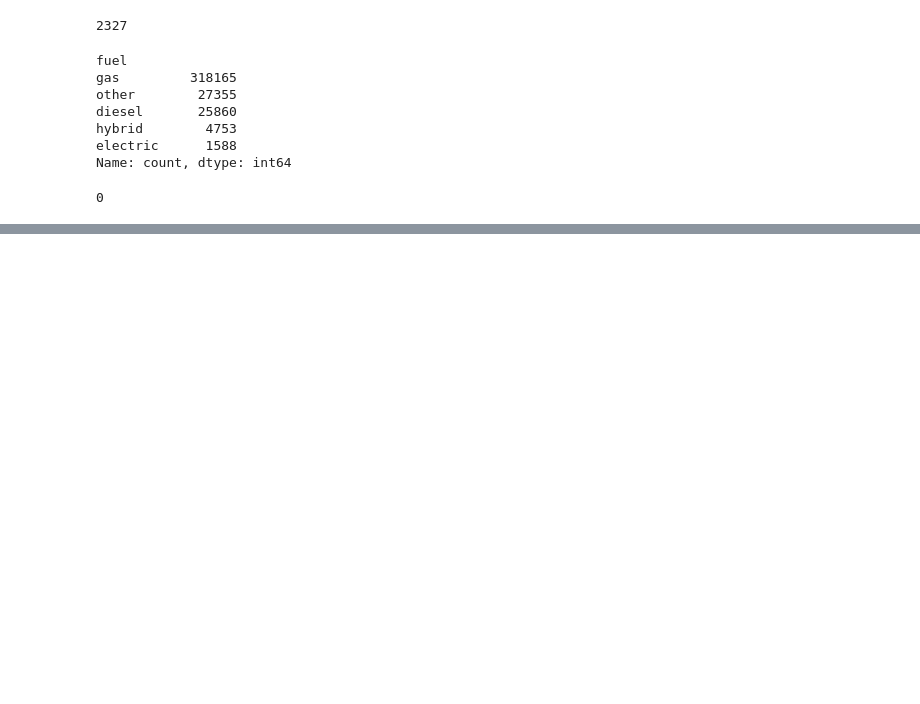
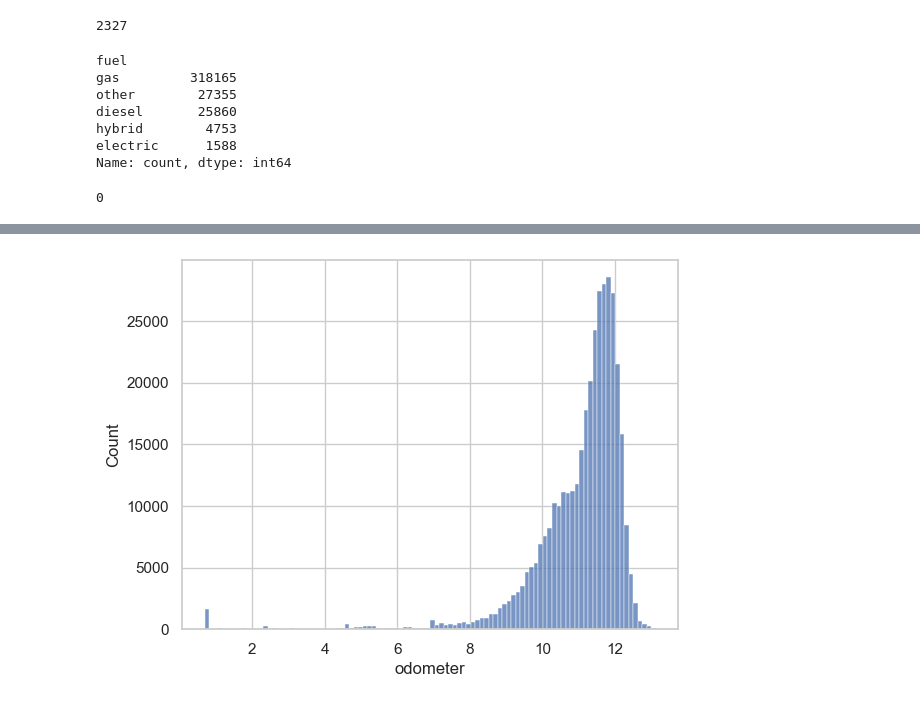
Before and after one commit to Claudy444/ML-Regression-Used-Cars, a Jupyter notebook: Notebooks/main.ipynb, the cells around one changed output, grey strips where cells are left out. Saved outputs shown, nothing was run; the diff lists cells and outputs as text; code cells hidden in the pictures; blank space fills up the shorter version.

```diff
--- a/Notebooks/main.ipynb
+++ b/Notebooks/main.ipynb
@@ -684,0 +701,17 @@ print(df['fuel'].isnull().sum())
+# %%
+df.dropna(subset=['odometer'], inplace=True)
+
+#  Filter out the 0s and the 500k+ outliers
+
+df = df[(df['odometer'] > 0) & (df['odometer'] < 500000)]
+
+# Applying the Log Transform
+df['odometer'] = np.log1p(df['odometer'])
+# %%
+
+
+# plotting the histogram again after the log transform to check the distribution
+sns.histplot(data=df, x='odometer', bins=100)
+plt.show()
+# %% [output]
+[figure, added]
```
Also changed, not shown: parts of 2 cells of this notebook.
